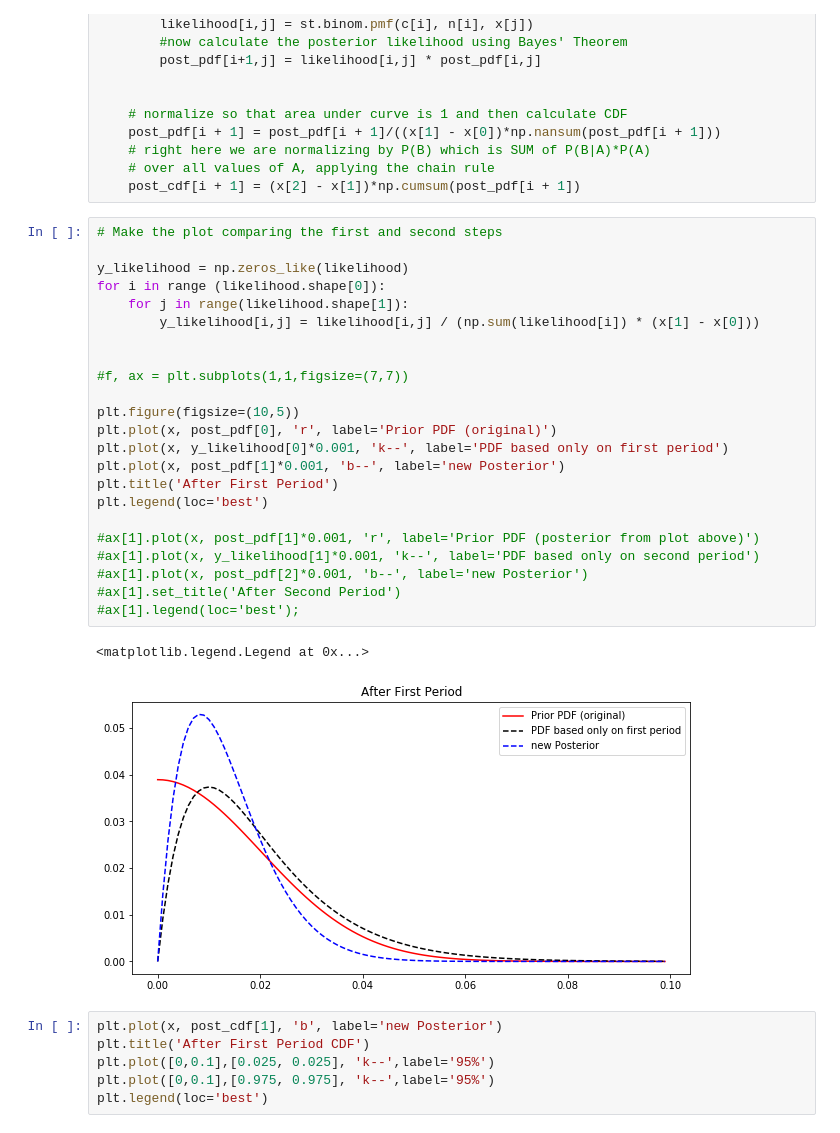
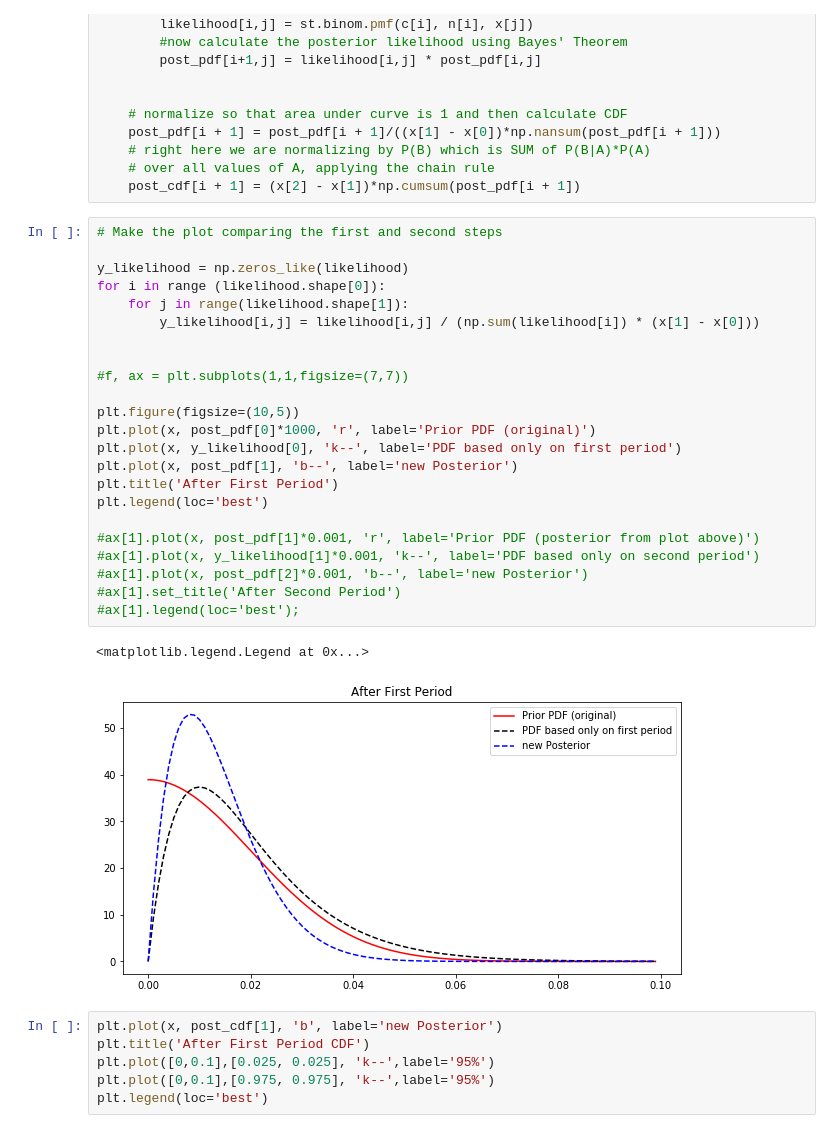
Before and after one commit to AzusaSayuri/UW-Data-analysis, a Jupyter notebook: HW5/Assignment 5 Ximin Hu.ipynb, the cells around one changed output. Saved outputs shown, nothing was run; the diff lists cells and outputs as text.

```diff
--- a/HW5/Assignment 5 Ximin Hu.ipynb
+++ b/HW5/Assignment 5 Ximin Hu.ipynb
@@ -265,29 +250,29 @@ for i in range(0, m):   # loop through each test
 # %%
 # Make the plot comparing the first and second steps
 
 y_likelihood = np.zeros_like(likelihood)
 for i in range (likelihood.shape[0]):
     for j in range(likelihood.shape[1]):
         y_likelihood[i,j] = likelihood[i,j] / (np.sum(likelihood[i]) * (x[1] - x[0]))
 
 
 #f, ax = plt.subplots(1,1,figsize=(7,7))
 
 plt.figure(figsize=(10,5))
-plt.plot(x, post_pdf[0], 'r', label='Prior PDF (original)')
-plt.plot(x, y_likelihood[0]*0.001, 'k--', label='PDF based only on first period')
-plt.plot(x, post_pdf[1]*0.001, 'b--', label='new Posterior')
+plt.plot(x, post_pdf[0]*1000, 'r', label='Prior PDF (original)')
+plt.plot(x, y_likelihood[0], 'k--', label='PDF based only on first period')
+plt.plot(x, post_pdf[1], 'b--', label='new Posterior')
 plt.title('After First Period')
 plt.legend(loc='best')
 
 #ax[1].plot(x, post_pdf[1]*0.001, 'r', label='Prior PDF (posterior from plot above)')
 #ax[1].plot(x, y_likelihood[1]*0.001, 'k--', label='PDF based only on second period')
 #ax[1].plot(x, post_pdf[2]*0.001, 'b--', label='new Posterior')
 #ax[1].set_title('After Second Period')
 #ax[1].legend(loc='best');
 # %% [output]
 <matplotlib.legend.Legend at 0x...>
-[figure, old version]
+[figure, new version]
 # %%
 plt.plot(x, post_cdf[1], 'b', label='new Posterior')
 plt.title('After First Period CDF')
```
Also changed, not shown: parts of 8 cells of this notebook, 1 other file.
